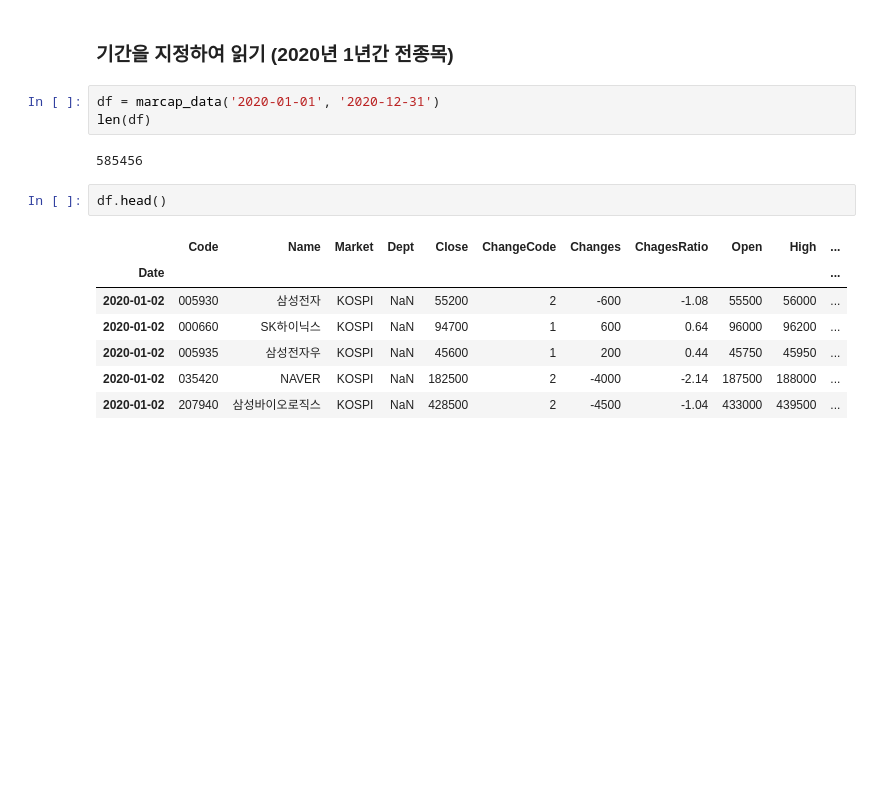
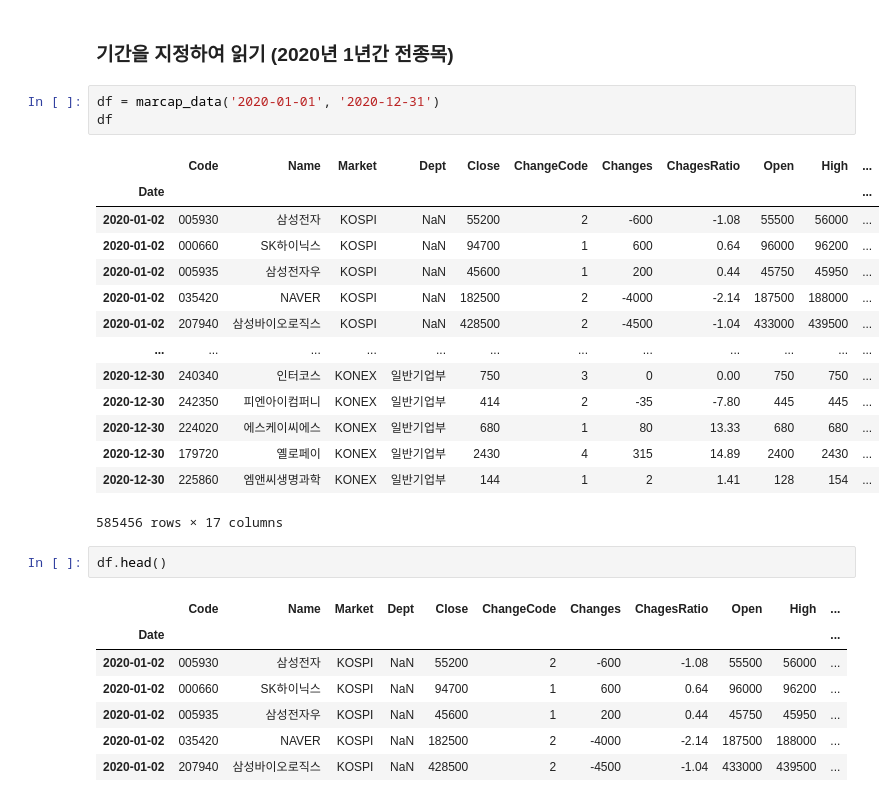
Before and after one commit to FinanceData/marcap, a Jupyter notebook: marcap-tutorial.ipynb, the cells around one changed output. Cells and saved outputs as stored; diff of their text form; blank space fills up the shorter version.

```diff
--- a/marcap-tutorial.ipynb
+++ b/marcap-tutorial.ipynb
@@ -150,9 +174,22 @@ df.head()
 ### 기간을 지정하여 읽기 (2020년 1년간 전종목)
 # %%
 df = marcap_data('2020-01-01', '2020-12-31')
-len(df)
+df
 # %% [output]
+|  | Code | Name | Market | Dept | Close | ChangeCode | Changes | ChagesRatio | Open | High | ... |
+| Date |  |  |  |  |  |  |  |  |  |  | ... |
+| 2020-01-02 | 005930 | 삼성전자 | KOSPI | NaN | 55200 | 2 | -600 | -1.08 | 55500 | 56000 | ... |
+| 2020-01-02 | 000660 | SK하이닉스 | KOSPI | NaN | 94700 | 1 | 600 | 0.64 | 96000 | 96200 | ... |
+| 2020-01-02 | 005935 | 삼성전자우 | KOSPI | NaN | 45600 | 1 | 200 | 0.44 | 45750 | 45950 | ... |
+| 2020-01-02 | 035420 | NAVER | KOSPI | NaN | 182500 | 2 | -4000 | -2.14 | 187500 | 188000 | ... |
+| 2020-01-02 | 207940 | 삼성바이오로직스 | KOSPI | NaN | 428500 | 2 | -4500 | -1.04 | 433000 | 439500 | ... |
+| ... | ... | ... | ... | ... | ... | ... | ... | ... | ... | ... | ... |
+| 2020-12-30 | 240340 | 인터코스 | KONEX | 일반기업부 | 750 | 3 | 0 | 0.00 | 750 | 750 | ... |
+| 2020-12-30 | 242350 | 피엔아이컴퍼니 | KONEX | 일반기업부 | 414 | 2 | -35 | -7.80 | 445 | 445 | ... |
+| 2020-12-30 | 224020 | 에스케이씨에스 | KONEX | 일반기업부 | 680 | 1 | 80 | 13.33 | 680 | 680 | ... |
+| 2020-12-30 | 179720 | 옐로페이 | KONEX | 일반기업부 | 2430 | 4 | 315 | 14.89 | 2400 | 2430 | ... |
+| 2020-12-30 | 225860 | 엠앤씨생명과학 | KONEX | 일반기업부 | 144 | 1 | 2 | 1.41 | 128 | 154 | ... |
-585456
+585456 rows × 17 columns
 # %%
 df.head()
 # %% [output]
```
Also changed, not shown: parts of 11 cells of this notebook, 1 other file.
